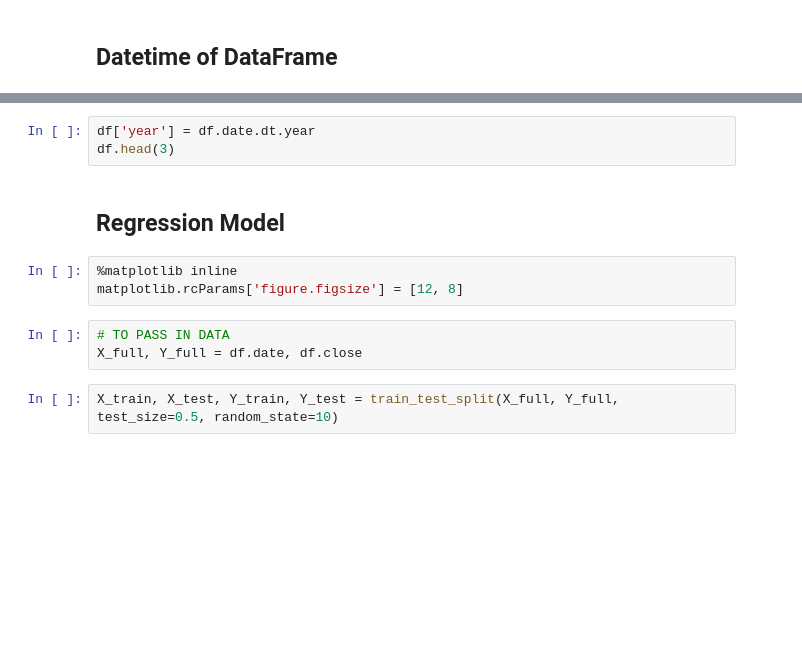
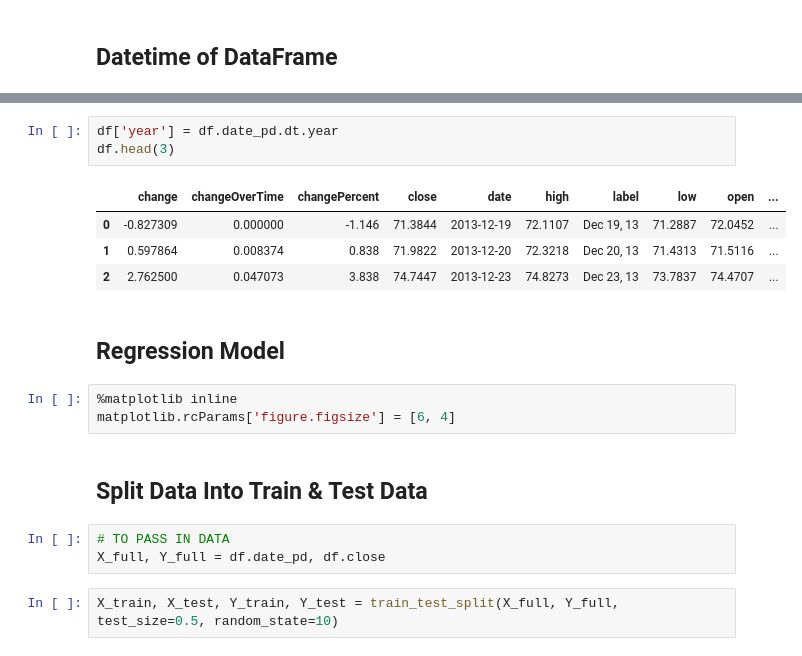
Before and after one commit to joyliao07/data_analysis, a Jupyter notebook: regressions.ipynb, the cells around one changed output, grey strips where cells are left out. Saved outputs shown, nothing was run; the diff lists cells and outputs as text; blank space fills up the shorter version.

```diff
--- a/regressions.ipynb
+++ b/regressions.ipynb
@@ -39,14 +81,21 @@ df.head(3)
 # %%
-df['year'] = df.date.dt.year
+df['year'] = df.date_pd.dt.year
 df.head(3)
+# %% [output]
+|  | change | changeOverTime | changePercent | close | date | high | label | low | open | ... |
+| 0 | -0.827309 | 0.000000 | -1.146 | 71.3844 | 2013-12-19 | 72.1107 | Dec 19, 13 | 71.2887 | 72.0452 | ... |
+| 1 | 0.597864 | 0.008374 | 0.838 | 71.9822 | 2013-12-20 | 72.3218 | Dec 20, 13 | 71.4313 | 71.5116 | ... |
+| 2 | 2.762500 | 0.047073 | 3.838 | 74.7447 | 2013-12-23 | 74.8273 | Dec 23, 13 | 73.7837 | 74.4707 | ... |
 # %% [markdown]
 ## Regression Model
 # %%
 %matplotlib inline
-matplotlib.rcParams['figure.figsize'] = [12, 8]
+matplotlib.rcParams['figure.figsize'] = [6, 4]
+# %% [markdown]
+## Split Data Into Train & Test Data
 # %%
 # TO PASS IN DATA
-X_full, Y_full = df.date, df.close
+X_full, Y_full = df.date_pd, df.close
 # %%
 X_train, X_test, Y_train, Y_test = train_test_split(X_full, Y_full, test_size=0.5, random_state=10)
 # %%
```
Also changed, not shown: parts of 22 cells of this notebook.
